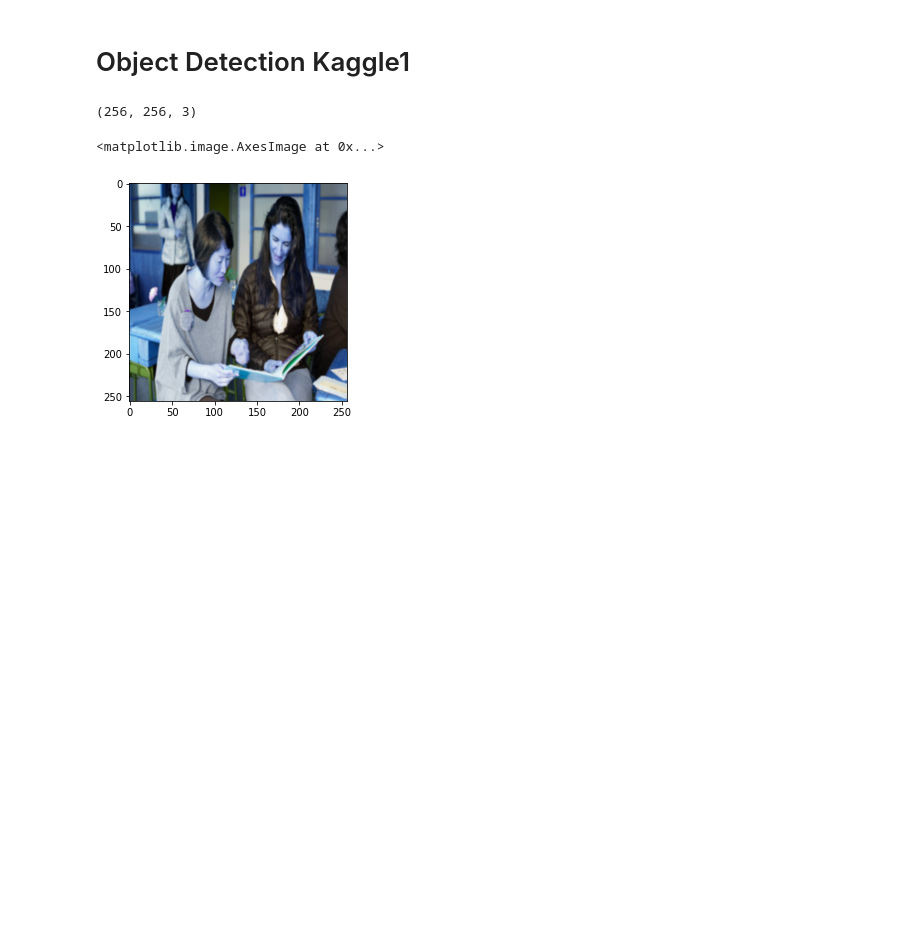
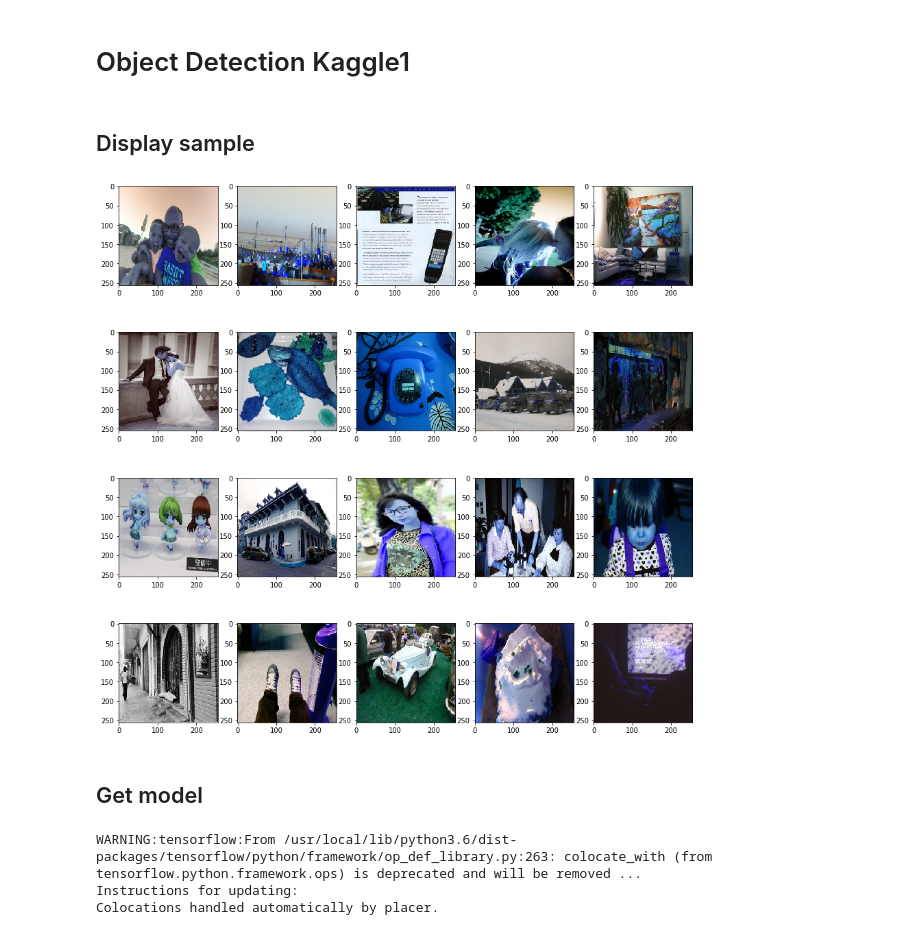
Before and after one commit to BartekKrzepkowski/Object_Detection, a Jupyter notebook: OD_Kaggle1.ipynb, the cells around one changed output. Saved outputs shown, nothing was run; the diff lists cells and outputs as text; code cells hidden in the pictures; blank space fills up the shorter version.

```diff
--- a/OD_Kaggle1.ipynb
+++ b/OD_Kaggle1.ipynb
@@ -19,14 +20,40 @@ from keras.losses import categorical_crossentropy
 # %%
 from keras.preprocessing.image import ImageDataGenerator
 from keras.utils.data_utils import GeneratorEnqueuer
-# %%
-## WYSWIETL KILKA
-image = cv2.imread("data/oi2019od/train/trainsubset/00003e2837c7b728.jpg")
-image.shape
-# %% [output]
-(256, 256, 3)
-# %%
-plt.imshow(image, cmap = 'gray', interpolation = 'bicubic')
-# %% [output]
-<matplotlib.image.AxesImage at 0x...>
-[figure, removed]
+# %% [markdown]
+## Display sample
+# %%
+PATH = "data/oi2019od/train/trainsubset"
+
+paths_files = glob.glob(os.path.join(PATH, "*.jpg"))
+paths_files = np.array(paths_files)
+
+def display_images(paths_files, nb=20, w=5):
+    h = (nb-1)//w + 1
+    fig, ax = plt.subplots(h, w, figsize=(15,15))
+    paths_files = np.array(paths_files)
+    paths_files = np.random.permutation(paths_files)
+    for i, path in enumerate(paths_files):
+        file = cv2.imread(path)
+        ax[i//w][i%w].imshow(file)
+        if i == nb-1:
+            break
+
+display_images(paths_files)
+# %% [output]
+[figure, added]
+# %% [markdown]
+## Get model
+# %%
+from imageai.Detection import ObjectDetection
+
+model_weight_path = "models/yolo-tiny.h5"
+
+detector = ObjectDetection()
+detector.setModelTypeAsTinyYOLOv3()
+detector.setModelPath(model_weight_path)
+detector.loadModel()
+# %% [output]
+WARNING:tensorflow:From /usr/local/lib/python3.6/dist-packages/tensorflow/python/framework/op_def_library.py:263: colocate_with (from tensorflow.python.framework.ops) is deprecated and will be removed ...
+Instructions for updating:
+Colocations handled automatically by placer.
```
Also changed, not shown: parts of 6 cells of this notebook.
